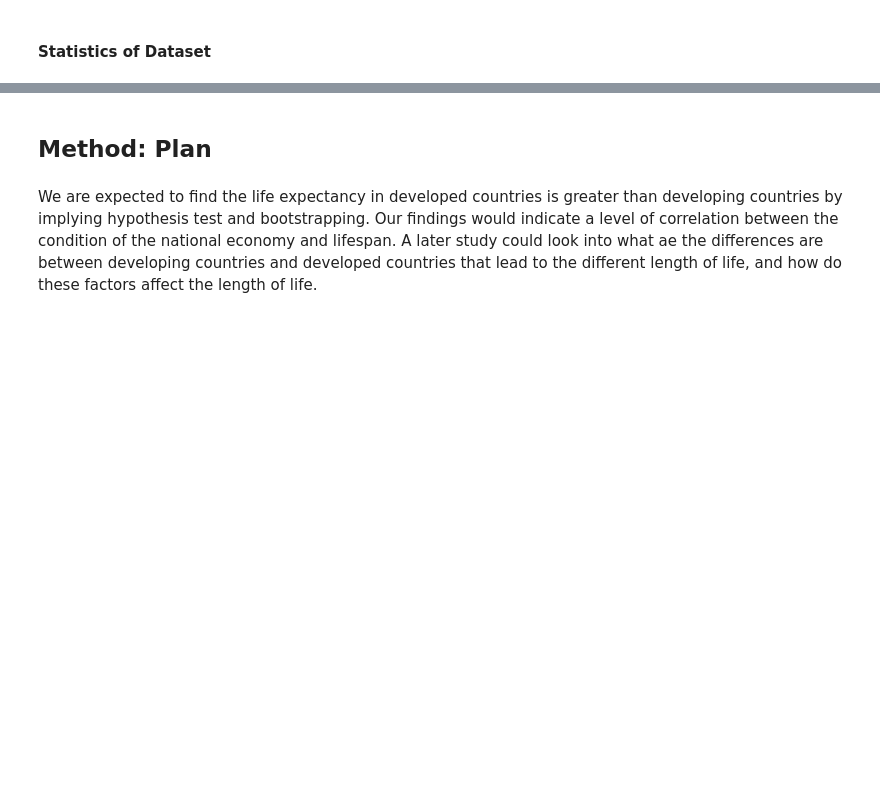
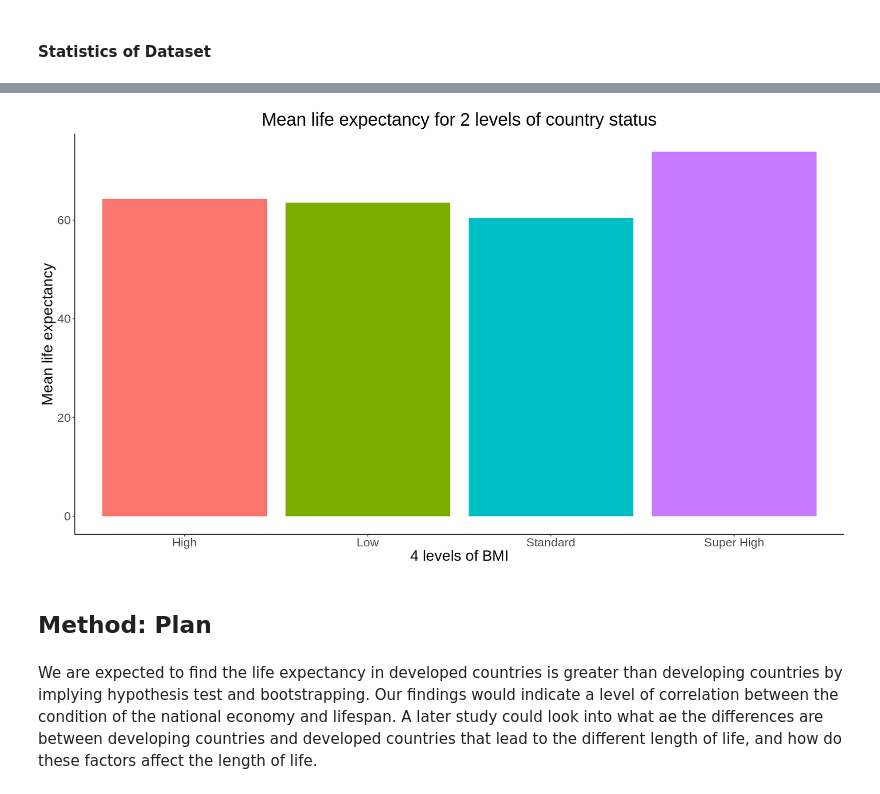
Before and after one commit to eahn01/stat201-group25, a Jupyter notebook: my_proposal.ipynb, the cells around one changed output, grey strips where cells are left out. Cells and saved outputs as stored; diff of their text form; code cells hidden in the pictures; blank space fills up the shorter version.

```diff
--- a/my_proposal.ipynb
+++ b/my_proposal.ipynb
@@ -223,3 +251,7 @@ A tibble: 4 × 3
+# %%
+vis_stat_BMI
+# %% [output]
+[figure, added]
 # %% [markdown]
 ## Method: Plan
 # %% [markdown]
```
Also changed, not shown: parts of 11 cells of this notebook.
